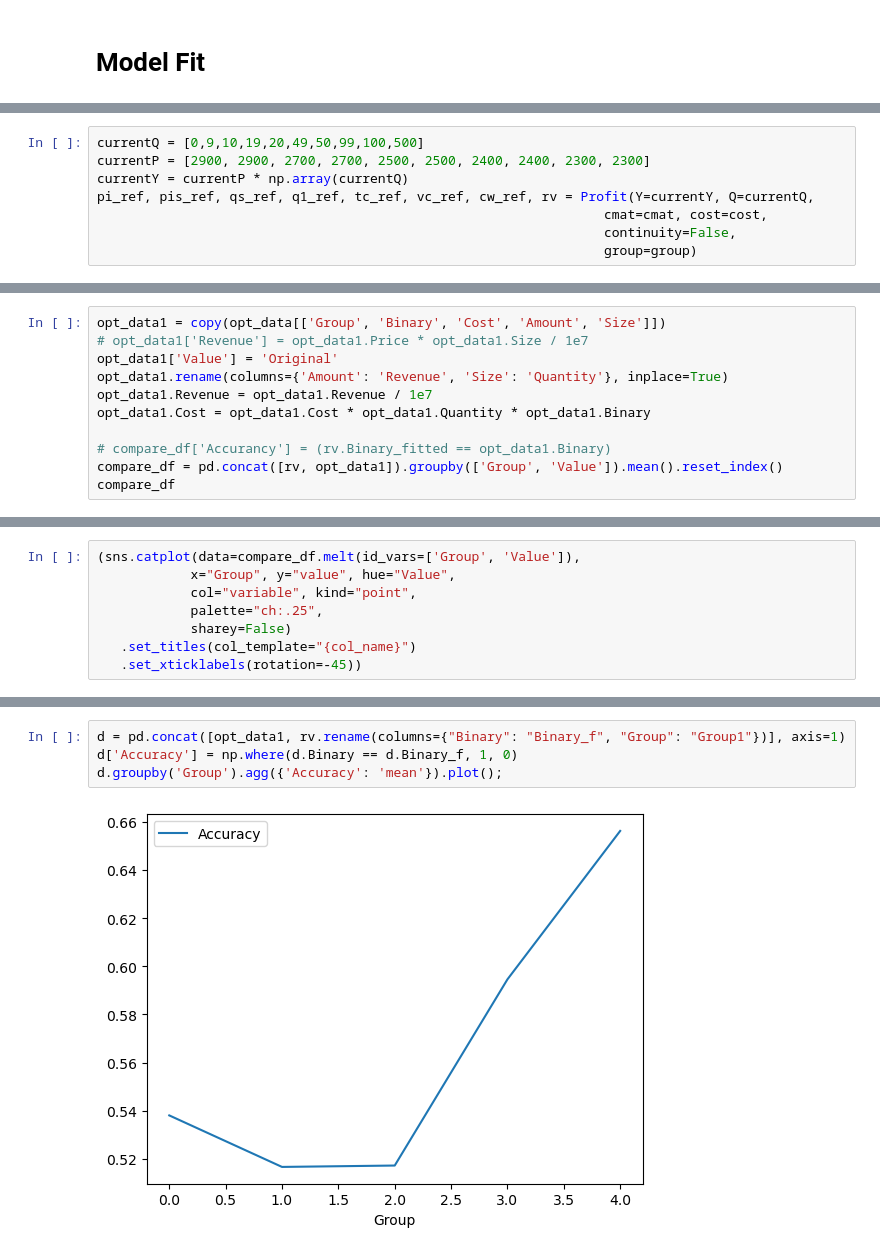
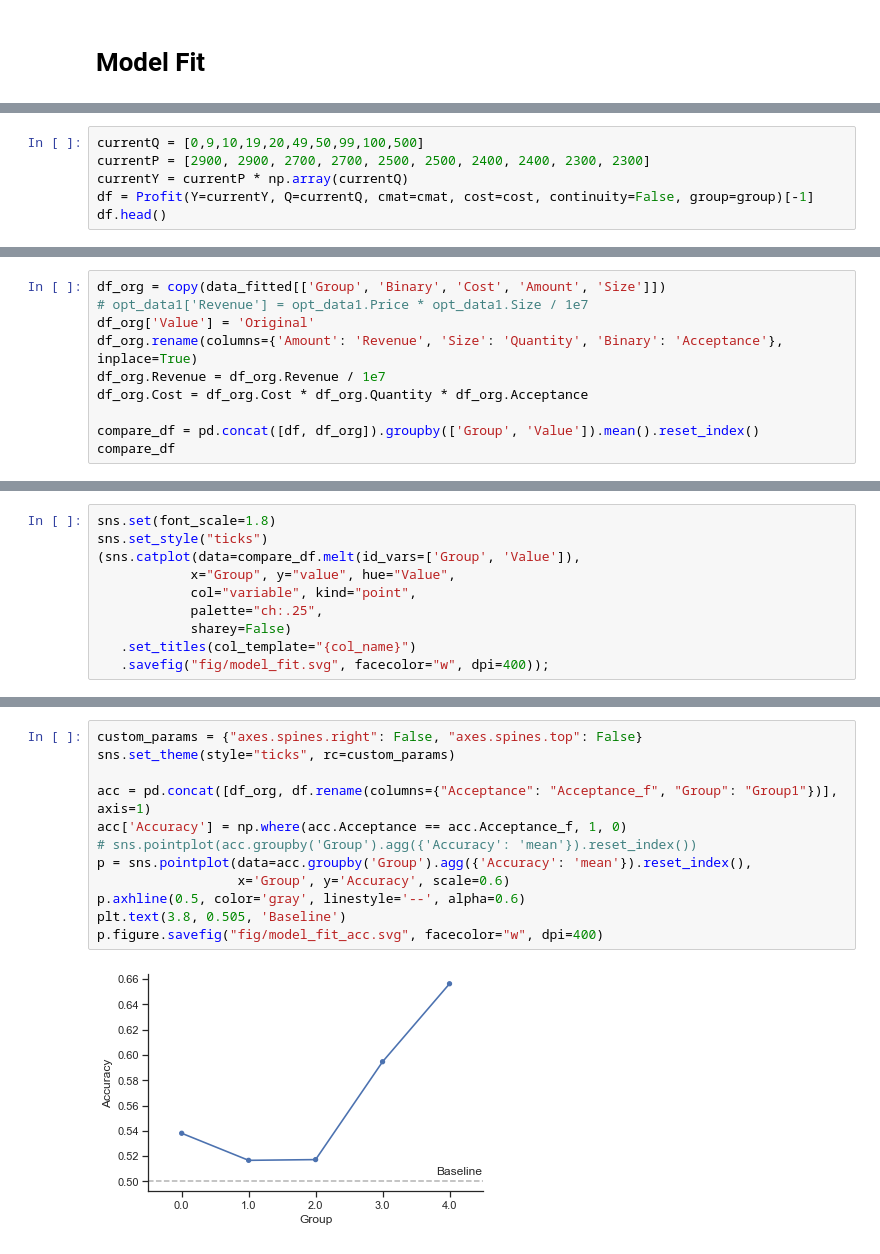
Before and after one commit to wanxii/nonlinear-pricing, a Jupyter notebook: model_fit.ipynb, the cells around one changed output, grey strips where cells are left out. Saved outputs shown, nothing was run; the diff lists cells and outputs as text.

```diff
--- a/model_fit.ipynb
+++ b/model_fit.ipynb
@@ -70,7 +68,5 @@ opt_data['Group'] = groups
 currentQ = [0,9,10,19,20,49,50,99,100,500]
 currentP = [2900, 2900, 2700, 2700, 2500, 2500, 2400, 2400, 2300, 2300]
 currentY = currentP * np.array(currentQ)
-pi_ref, pis_ref, qs_ref, q1_ref, tc_ref, vc_ref, cw_ref, rv = Profit(Y=currentY, Q=currentQ,
-                                                                 cmat=cmat, cost=cost,
-                                                                 continuity=False,
-                                                                 group=group)
+df = Profit(Y=currentY, Q=currentQ, cmat=cmat, cost=cost, continuity=False, group=group)[-1]
+df.head()
@@ -77,12 +80,11 @@ pi_ref, pis_ref, qs_ref, q1_ref, tc_ref, vc_ref, cw_ref, rv = Profit(Y=currentY,
 # %%
-opt_data1 = copy(opt_data[['Group', 'Binary', 'Cost', 'Amount', 'Size']])
+df_org = copy(data_fitted[['Group', 'Binary', 'Cost', 'Amount', 'Size']])
 # opt_data1['Revenue'] = opt_data1.Price * opt_data1.Size / 1e7
-opt_data1['Value'] = 'Original'
-opt_data1.rename(columns={'Amount': 'Revenue', 'Size': 'Quantity'}, inplace=True)
-opt_data1.Revenue = opt_data1.Revenue / 1e7
-opt_data1.Cost = opt_data1.Cost * opt_data1.Quantity * opt_data1.Binary
+df_org['Value'] = 'Original'
+df_org.rename(columns={'Amount': 'Revenue', 'Size': 'Quantity', 'Binary': 'Acceptance'}, inplace=True)
+df_org.Revenue = df_org.Revenue / 1e7
+df_org.Cost = df_org.Cost * df_org.Quantity * df_org.Acceptance
 
-# compare_df['Accurancy'] = (rv.Binary_fitted == opt_data1.Binary)
-compare_df = pd.concat([rv, opt_data1]).groupby(['Group', 'Value']).mean().reset_index()
+compare_df = pd.concat([df, df_org]).groupby(['Group', 'Value']).mean().reset_index()
 compare_df
 # %% [output]
@@ -120,9 +102,11 @@ compare_df.melt(id_vars=['Group', 'Value'])
 # %%
+sns.set(font_scale=1.8)
+sns.set_style("ticks")
 (sns.catplot(data=compare_df.melt(id_vars=['Group', 'Value']),
             x="Group", y="value", hue="Value",
             col="variable", kind="point",
             palette="ch:.25",
             sharey=False)
    .set_titles(col_template="{col_name}")
-   .set_xticklabels(rotation=-45))
+   .savefig("fig/model_fit.svg", facecolor="w", dpi=400));
 # %% [output]
@@ -131,6 +114,14 @@ compare_df.melt(id_vars=['Group', 'Value'])
 # %%
-d = pd.concat([opt_data1, rv.rename(columns={"Binary": "Binary_f", "Group": "Group1"})], axis=1)
-d['Accuracy'] = np.where(d.Binary == d.Binary_f, 1, 0)
-d.groupby('Group').agg({'Accuracy': 'mean'}).plot();
+custom_params = {"axes.spines.right": False, "axes.spines.top": False}
+sns.set_theme(style="ticks", rc=custom_params)
+
+acc = pd.concat([df_org, df.rename(columns={"Acceptance": "Acceptance_f", "Group": "Group1"})], axis=1)
+acc['Accuracy'] = np.where(acc.Acceptance == acc.Acceptance_f, 1, 0)
+# sns.pointplot(acc.groupby('Group').agg({'Accuracy': 'mean'}).reset_index())
+p = sns.pointplot(data=acc.groupby('Group').agg({'Accuracy': 'mean'}).reset_index(),
+                  x='Group', y='Accuracy', scale=0.6)
+p.axhline(0.5, color='gray', linestyle='--', alpha=0.6)
+plt.text(3.8, 0.505, 'Baseline')
+p.figure.savefig("fig/model_fit_acc.svg", facecolor="w", dpi=400)
 # %% [output]
-[figure, old version]
+[figure, new version]
```
Also changed, not shown: parts of 6 cells of this notebook.
